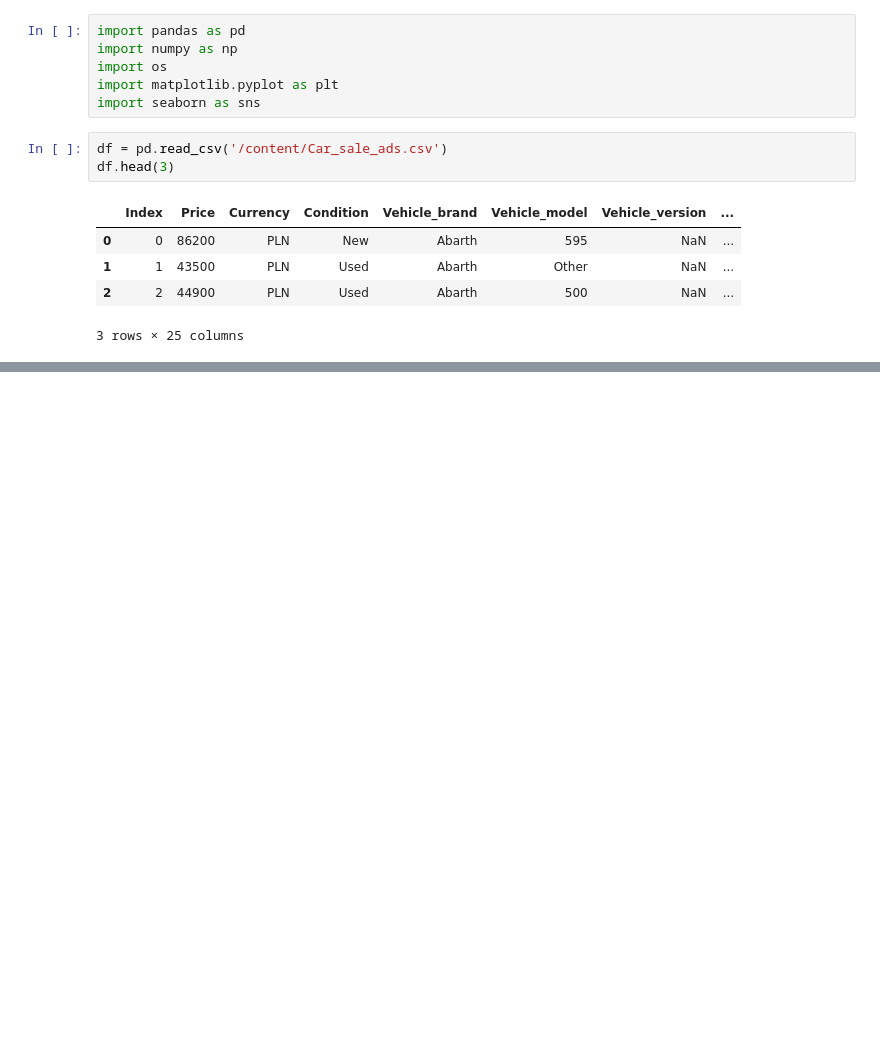
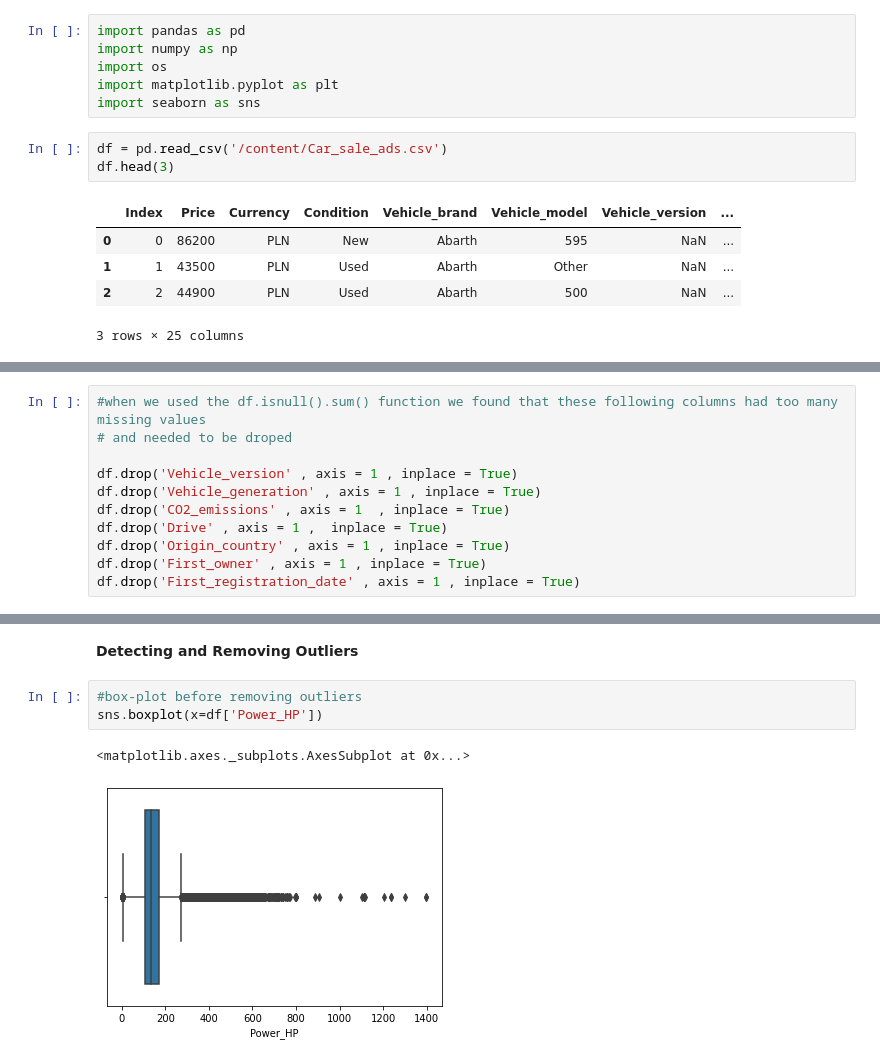
Before and after one commit to marawan1805/DataEngineering, a Jupyter notebook: Milestone1.ipynb, the cells around one changed output, grey strips where cells are left out. Saved outputs shown, nothing was run; the diff lists cells and outputs as text; blank space fills up the shorter version.

```diff
--- a/Milestone1.ipynb
+++ b/Milestone1.ipynb
@@ -17,0 +20,11 @@ df.head(3)
+# %%
+#when we used the df.isnull().sum() function we found that these following columns had too many missing values
+# and needed to be droped
+
+df.drop('Vehicle_version' , axis = 1 , inplace = True)
+df.drop('Vehicle_generation' , axis = 1 , inplace = True)
+df.drop('CO2_emissions' , axis = 1  , inplace = True)
+df.drop('Drive' , axis = 1 ,  inplace = True)
+df.drop('Origin_country' , axis = 1 , inplace = True)
+df.drop('First_owner' , axis = 1 , inplace = True)
+df.drop('First_registration_date' , axis = 1 , inplace = True)
@@ -17,0 +54,8 @@ df.head(3)
+# %% [markdown]
+**Detecting and Removing Outliers**
+# %%
+#box-plot before removing outliers
+sns.boxplot(x=df['Power_HP'])
+# %% [output]
+<matplotlib.axes._subplots.AxesSubplot at 0x...>
+[figure, added]
```
Also changed, not shown: parts of 22 cells of this notebook.
